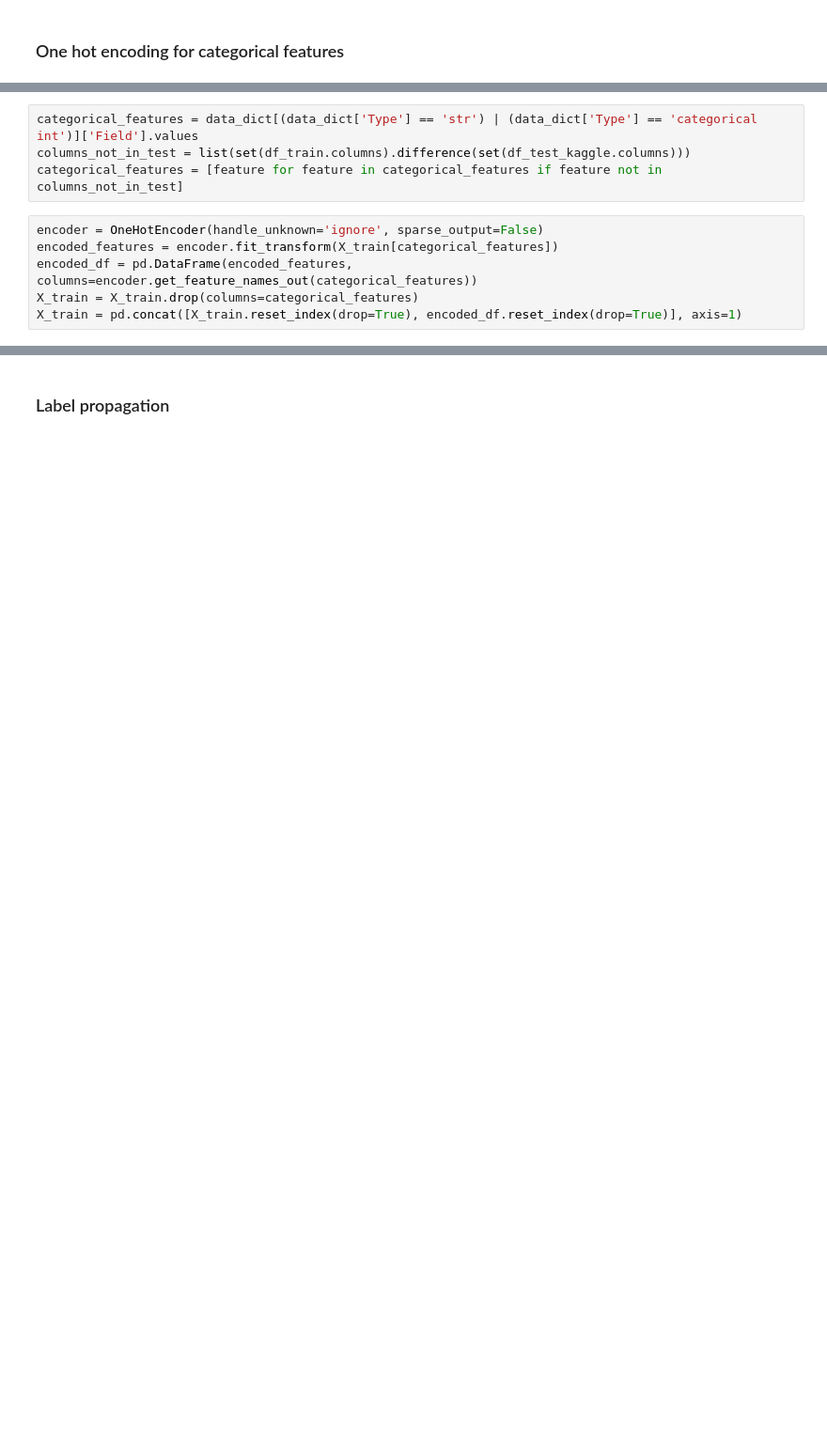
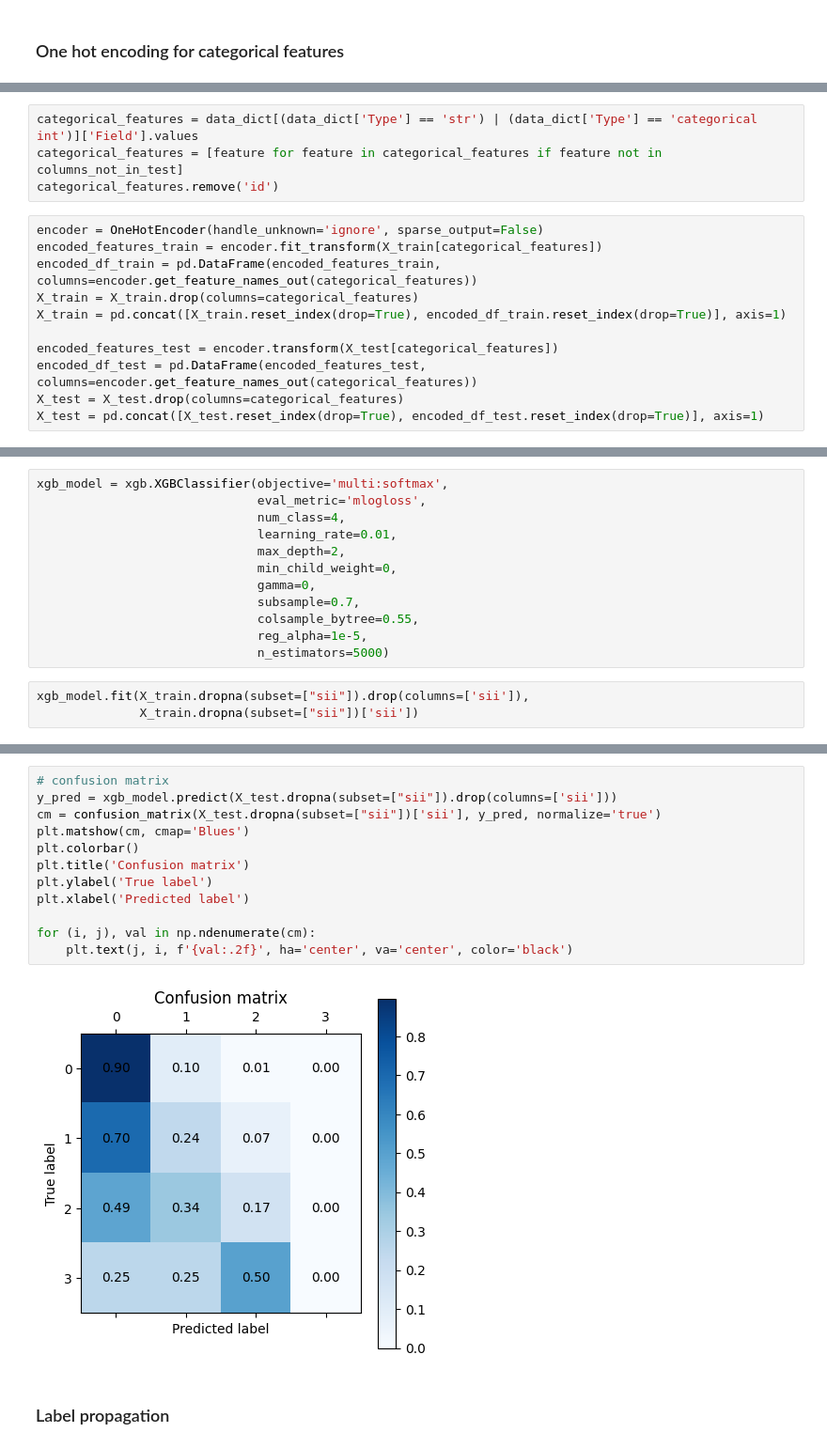
Before and after one commit to vicquad/ml24_cmi, a Jupyter notebook: main.ipynb, the cells around one changed output, grey strips where cells are left out. Shown: that part at 94% size. Cells and saved outputs as stored; diff of their text form; blank space fills up the shorter version.

```diff
--- a/main.ipynb
+++ b/main.ipynb
@@ -47,10 +55,15 @@ X_train = impute_tabdata(X_train, 'data/data_dictionary.csv')
 # %%
 categorical_features = data_dict[(data_dict['Type'] == 'str') | (data_dict['Type'] == 'categorical int')]['Field'].values
-columns_not_in_test = list(set(df_train.columns).difference(set(df_test_kaggle.columns)))
 categorical_features = [feature for feature in categorical_features if feature not in columns_not_in_test]
+categorical_features.remove('id')
 # %%
 encoder = OneHotEncoder(handle_unknown='ignore', sparse_output=False)
-encoded_features = encoder.fit_transform(X_train[categorical_features])
-encoded_df = pd.DataFrame(encoded_features, columns=encoder.get_feature_names_out(categorical_features))
+encoded_features_train = encoder.fit_transform(X_train[categorical_features])
+encoded_df_train = pd.DataFrame(encoded_features_train, columns=encoder.get_feature_names_out(categorical_features))
 X_train = X_train.drop(columns=categorical_features)
-X_train = pd.concat([X_train.reset_index(drop=True), encoded_df.reset_index(drop=True)], axis=1)
+X_train = pd.concat([X_train.reset_index(drop=True), encoded_df_train.reset_index(drop=True)], axis=1)
+
+encoded_features_test = encoder.transform(X_test[categorical_features])
+encoded_df_test = pd.DataFrame(encoded_features_test, columns=encoder.get_feature_names_out(categorical_features))
+X_test = X_test.drop(columns=categorical_features)
+X_test = pd.concat([X_test.reset_index(drop=True), encoded_df_test.reset_index(drop=True)], axis=1)
@@ -56,0 +73,15 @@ X_train = pd.concat([X_train.reset_index(drop=True), encoded_df.reset_index(drop
+# %%
+xgb_model = xgb.XGBClassifier(objective='multi:softmax',
+                              eval_metric='mlogloss',
+                              num_class=4,
+                              learning_rate=0.01,
+                              max_depth=2,
+                              min_child_weight=0,
+                              gamma=0,
+                              subsample=0.7,
+                              colsample_bytree=0.55,
+                              reg_alpha=1e-5,
+                              n_estimators=5000)
+# %%
+xgb_model.fit(X_train.dropna(subset=["sii"]).drop(columns=['sii']),
+              X_train.dropna(subset=["sii"])['sii'])
@@ -57,2 +108,16 @@ X_train = pd.concat([X_train.reset_index(drop=True), encoded_df.reset_index(drop
+# %%
+# confusion matrix
+y_pred = xgb_model.predict(X_test.dropna(subset=["sii"]).drop(columns=['sii']))
+cm = confusion_matrix(X_test.dropna(subset=["sii"])['sii'], y_pred, normalize='true')
+plt.matshow(cm, cmap='Blues')
+plt.colorbar()
+plt.title('Confusion matrix')
+plt.ylabel('True label')
+plt.xlabel('Predicted label')
+
+for (i, j), val in np.ndenumerate(cm):
+    plt.text(j, i, f'{val:.2f}', ha='center', va='center', color='black')
+# %% [output]
+[figure, added]
 # %% [markdown]
 ### Label propagation
```
Also changed, not shown: parts of 26 cells of this notebook, 2 other files.
